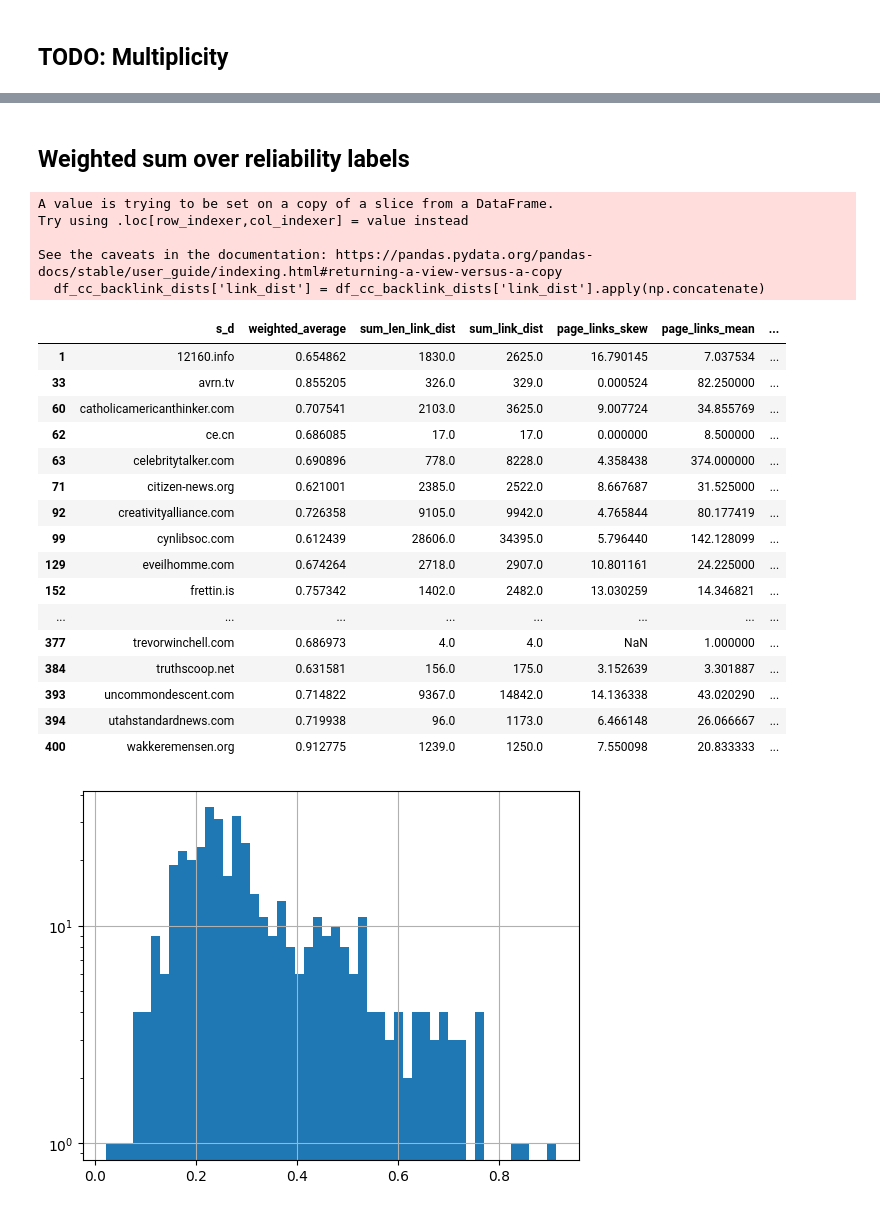
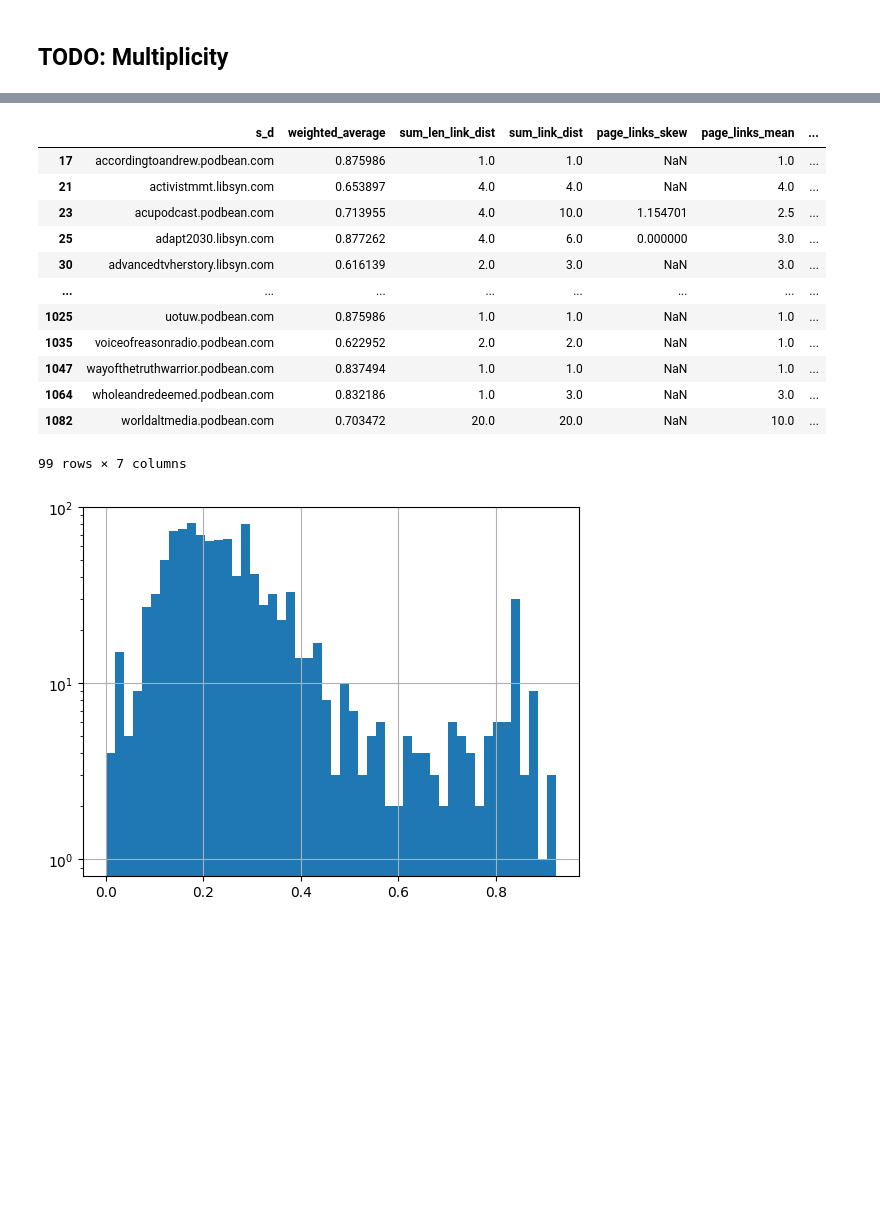
Before and after one commit to PeterCarragher/cc-webgraph-weighted, a Jupyter notebook: cc/query_podcasts.ipynb, the cells around one changed output, grey strips where cells are left out. Saved outputs shown, nothing was run; the diff lists cells and outputs as text; code cells hidden in the pictures; blank space fills up the shorter version.

```diff
--- a/cc/query_podcasts.ipynb
+++ b/cc/query_podcasts.ipynb
@@ -60,6 +45,7 @@ from os.path import join
 from pyspark.sql import SparkSession
 from tqdm import tqdm
 from pyspark.sql.functions import sum as spark_sum, collect_list, col
+import os
 
 def query_all_tables(directory):
     files = [f for f in listdir(directory)]
@@ -87,5 +73,16 @@ def query_all_tables(directory):
     spark.stop()  # Stop the SparkSession to release resources
     return grouped_df
 
-df_link_dists = query_all_tables("spark-warehouse/")
+if os.path.exists("link_dists.pkl"):
+    print("Loading from pickle")
+    df_link_dists_full = pd.read_pickle("link_dists.pkl")
+else:
+    print("Querying all tables")
+    df_link_dists_full = query_all_tables("spark-warehouse/")
+    print("Saving df_link_dists to link_dists.pkl")
+    df_link_dists_full.to_pickle("link_dists.pkl")
+    # get size of df_link_dists
+    print(df_link_dists_full.shape)
+    # size in GB
+    print(df_link_dists_full.memory_usage(deep=True).sum() / (1024 ** 3))
 # %% [output]
@@ -100,26 +127,25 @@ ModuleNotFoundError: No module named 'tqdm'
 # %%
 import pandas as pd
 import numpy as np
+# add parent to sys.path
+import sys
+sys.path.append('../cc-pyspark')
 from wat_extract_links import ExtractLinksJob
-
-def reverse_url(url):
-    components = url.split('.')
-    reversed_url = '.'.join(components[::-1])
-    return reversed_url
 
 def is_substring(row, col_a, col_b):
     return row[col_a] not in row[col_b]
 
-df_link_dists['t'] = df_link_dists['t'].apply(reverse_url)
 df_link_dists['s_d'] = df_link_dists['s'].apply(ExtractLinksJob.get_surt_host)
 df_link_dists['s_d'] = df_link_dists['s_d'].apply(reverse_url)
 
 # labels = pd.read_csv('../data/attributes.csv')[['url','label']]
-labels = pd.read_csv('../data/news_ratings_11k.csv')[['domain', 'pc1']]
+labels = pd.read_csv('data/news_ratings_11k.csv')[['domain', 'pc1']]
 labels.columns = ['url','label']
 df_link_dists_labelled = df_link_dists.merge(right=labels, left_on='t', right_on='url', how='inner')
 df_link_dists_labelled = df_link_dists_labelled[~df_link_dists_labelled.apply(lambda row: row['t'] in row['s'], axis=1)]
 df_link_dists_labelled = df_link_dists_labelled[~df_link_dists_labelled.apply(lambda row: row['s'] in row['t'], axis=1)]
+# rename c_list to link_dist
+df_link_dists_labelled.rename(columns={'c_list': 'link_dist'}, inplace=True)
 df_link_dists_labelled['link_dist'] = df_link_dists_labelled['link_dist'].apply(np.concatenate)
 df_link_dists_labelled.describe()
 # %% [output]
@@ -235,61 +216,52 @@ clean news: 4158
-# %% [markdown]
-## Weighted sum over reliability labels
 # %%
 import pandas as pd
-
+import matplotlib.pyplot as plt
 def weighted_average(group):
     total_weighted_sum = 0
     total_weight = 0
     total_len_link_dist = 0
     total_sum_link_dist = 0
     page_link_dist = []
 
     for index, row in group.iterrows():
+        # row['link_dist'] = np.concatenate(row['link_dist'])
         num_links = sum(row['link_dist'])
-        total_weighted_sum += num_links * (1-row['label'])
+        total_weighted_sum += num_links * (1-row['label']) # label - mean instead of 1 - label
         total_weight += num_links
         total_len_link_dist += len(row['link_dist'])
         total_sum_link_dist += num_links
         page_link_dist.append(num_links)
 
     if total_weight == 0:
         return pd.Series({'weighted_average': 0, 'sum_len_link_dist': 0, 'sum_link_dist': 0, 'page_links_skew':0, 'page_links_mean':0, 'page_links_var':0})
 
     return pd.Series({'weighted_average': total_weighted_sum / total_weight,
                       'sum_len_link_dist': total_len_link_dist,
                       'sum_link_dist': total_sum_link_dist,
                       'page_links_skew': skew(page_link_dist),
                       'page_links_mean': np.mean(page_link_dist),
                       'page_links_var': np.var(page_link_dist)})
 
-df_cc_domain_dists = df_link_dists_labelled.groupby(['s_d', 't']).agg(page_aggregation_dict).reset_index()
-df_cc_backlink_dists = df_cc_domain_dists[df_cc_domain_dists['s_d'].isin(backlinks)]
-df_cc_backlink_dists['link_dist'] = df_cc_backlink_dists['link_dist'].apply(np.concatenate)
-df_cc_backlink_ratings = df_cc_backlink_dists.groupby('s_d').apply(weighted_average).reset_index()
+df_cc_domain_dists = df_link_dists_labelled.rename(columns={'num_pages': 'total_num_pages', 'details_sum': 'total_details_sum'})
+df_cc_domain_dists = df_cc_domain_dists.groupby(['s_d', 't']).agg(page_aggregation_dict).reset_index()
+df_cc_domain_dists['link_dist'] = df_cc_domain_dists['link_dist'].apply(np.concatenate)
+df_cc_domain_dists.head(10)
+df_cc_backlink_ratings = df_cc_domain_dists.groupby('s_d').apply(weighted_average).reset_index()
 df_cc_backlink_ratings['weighted_average'].hist(bins=50)
 plt.yscale('log')
 df_cc_backlink_ratings[df_cc_backlink_ratings['weighted_average']>0.6]
 # %% [output]
+|  | s_d | weighted_average | sum_len_link_dist | sum_link_dist | page_links_skew | page_links_mean | ... |
+| 17 | accordingtoandrew.podbean.com | 0.875986 | 1.0 | 1.0 | NaN | 1.0 | ... |
+| 21 | activistmmt.libsyn.com | 0.653897 | 4.0 | 4.0 | NaN | 4.0 | ... |
+| 23 | acupodcast.podbean.com | 0.713955 | 4.0 | 10.0 | 1.154701 | 2.5 | ... |
+| 25 | adapt2030.libsyn.com | 0.877262 | 4.0 | 6.0 | 0.000000 | 3.0 | ... |
+| 30 | advancedtvherstory.libsyn.com | 0.616139 | 2.0 | 3.0 | NaN | 3.0 | ... |
+| ... | ... | ... | ... | ... | ... | ... | ... |
+| 1025 | uotuw.podbean.com | 0.875986 | 1.0 | 1.0 | NaN | 1.0 | ... |
+| 1035 | voiceofreasonradio.podbean.com | 0.622952 | 2.0 | 2.0 | NaN | 1.0 | ... |
+| 1047 | wayofthetruthwarrior.podbean.com | 0.837494 | 1.0 | 1.0 | NaN | 1.0 | ... |
+| 1064 | wholeandredeemed.podbean.com | 0.832186 | 1.0 | 3.0 | NaN | 3.0 | ... |
+| 1082 | worldaltmedia.podbean.com | 0.703472 | 20.0 | 20.0 | NaN | 10.0 | ... |
-A value is trying to be set on a copy of a slice from a DataFrame.
-Try using .loc[row_indexer,col_indexer] = value instead
-
-See the caveats in the documentation: https://pandas.pydata.org/pandas-docs/stable/user_guide/indexing.html#returning-a-view-versus-a-copy
-  df_cc_backlink_dists['link_dist'] = df_cc_backlink_dists['link_dist'].apply(np.concatenate)
+99 rows × 7 columns
-|  | s_d | weighted_average | sum_len_link_dist | sum_link_dist | page_links_skew | page_links_mean | ... |
-| 1 | 12160.info | 0.654862 | 1830.0 | 2625.0 | 16.790145 | 7.037534 | ... |
-| 33 | avrn.tv | 0.855205 | 326.0 | 329.0 | 0.000524 | 82.250000 | ... |
-| 60 | catholicamericanthinker.com | 0.707541 | 2103.0 | 3625.0 | 9.007724 | 34.855769 | ... |
-| 62 | ce.cn | 0.686085 | 17.0 | 17.0 | 0.000000 | 8.500000 | ... |
-| 63 | celebritytalker.com | 0.690896 | 778.0 | 8228.0 | 4.358438 | 374.000000 | ... |
-| 71 | citizen-news.org | 0.621001 | 2385.0 | 2522.0 | 8.667687 | 31.525000 | ... |
-| 92 | creativityalliance.com | 0.726358 | 9105.0 | 9942.0 | 4.765844 | 80.177419 | ... |
-| 99 | cynlibsoc.com | 0.612439 | 28606.0 | 34395.0 | 5.796440 | 142.128099 | ... |
-| 129 | eveilhomme.com | 0.674264 | 2718.0 | 2907.0 | 10.801161 | 24.225000 | ... |
-| 152 | frettin.is | 0.757342 | 1402.0 | 2482.0 | 13.030259 | 14.346821 | ... |
-| ... | ... | ... | ... | ... | ... | ... | ... |
-| 377 | trevorwinchell.com | 0.686973 | 4.0 | 4.0 | NaN | 1.000000 | ... |
-| 384 | truthscoop.net | 0.631581 | 156.0 | 175.0 | 3.152639 | 3.301887 | ... |
-| 393 | uncommondescent.com | 0.714822 | 9367.0 | 14842.0 | 14.136338 | 43.020290 | ... |
-| 394 | utahstandardnews.com | 0.719938 | 96.0 | 1173.0 | 6.466148 | 26.066667 | ... |
-| 400 | wakkeremensen.org | 0.912775 | 1239.0 | 1250.0 | 7.550098 | 20.833333 | ... |
-[figure, old version]
+[figure, new version]
```
Also changed, not shown: parts of 15 cells of this notebook.
